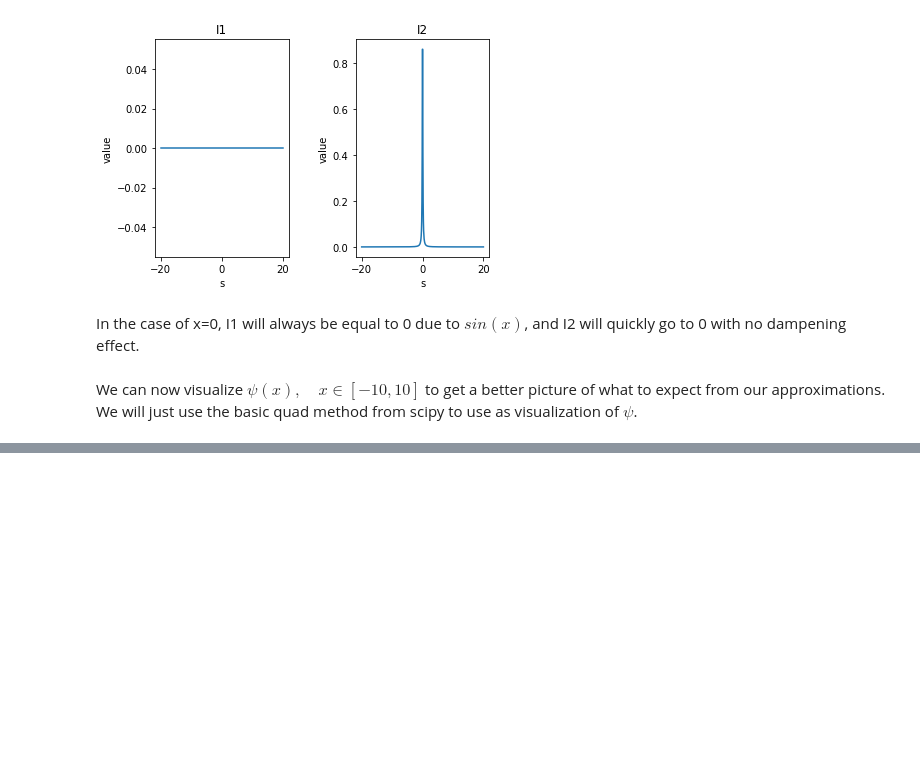
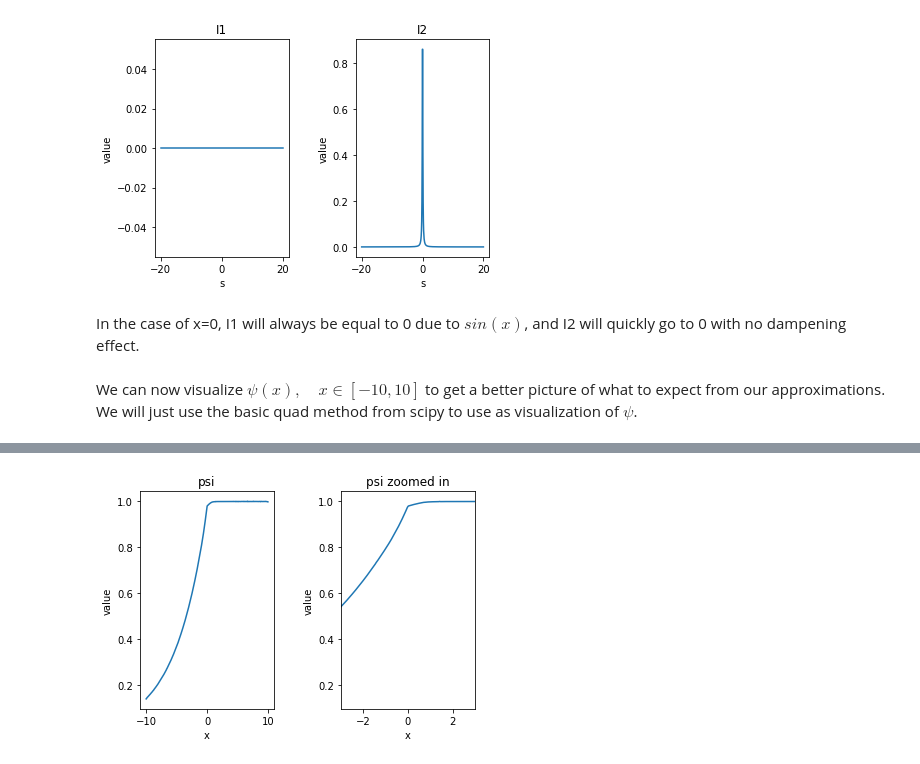
Before and after one commit to VijayStroup/ns-quadrature, a Jupyter notebook: nerve_quadrature.ipynb, the cells around one changed output, grey strips where cells are left out. Saved outputs shown, nothing was run; the diff lists cells and outputs as text; code cells hidden in the pictures; blank space fills up the shorter version.

```diff
--- a/nerve_quadrature.ipynb
+++ b/nerve_quadrature.ipynb
@@ -197,0 +200,6 @@ plt.show()
+# %%
+c = 5
+xs = np.linspace(-10, 10, 500)
+plot_psi(xs, c)
+# %% [output]
+[figure, added]
```
Also changed, not shown: parts of 9 cells of this notebook.
